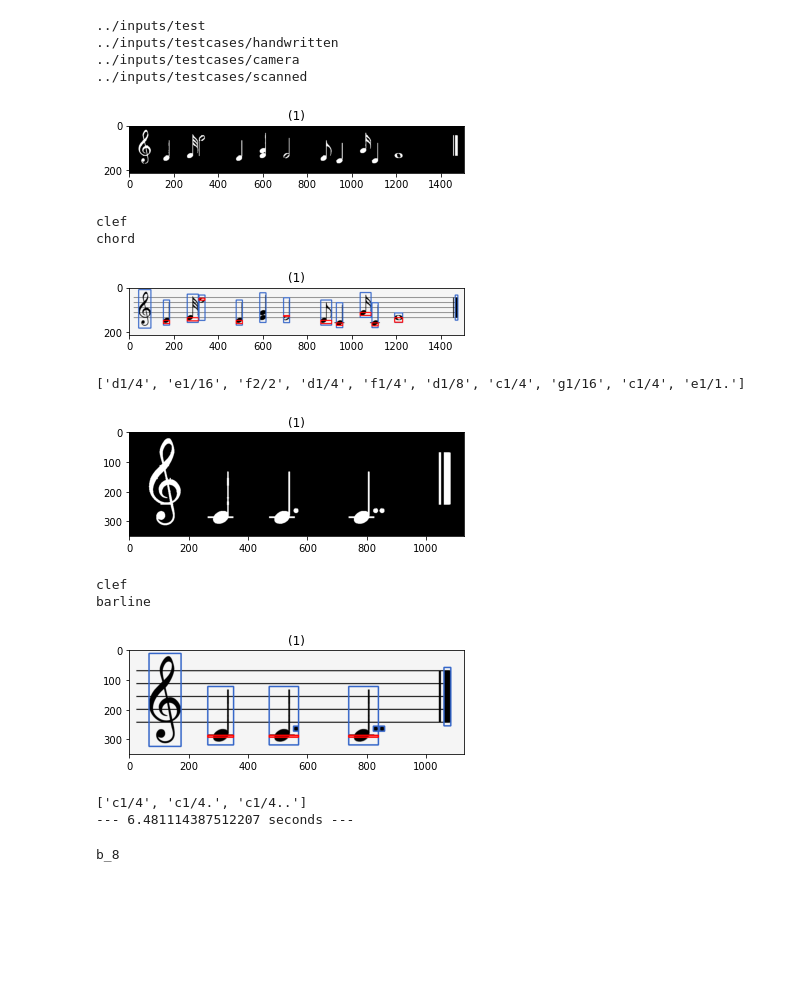
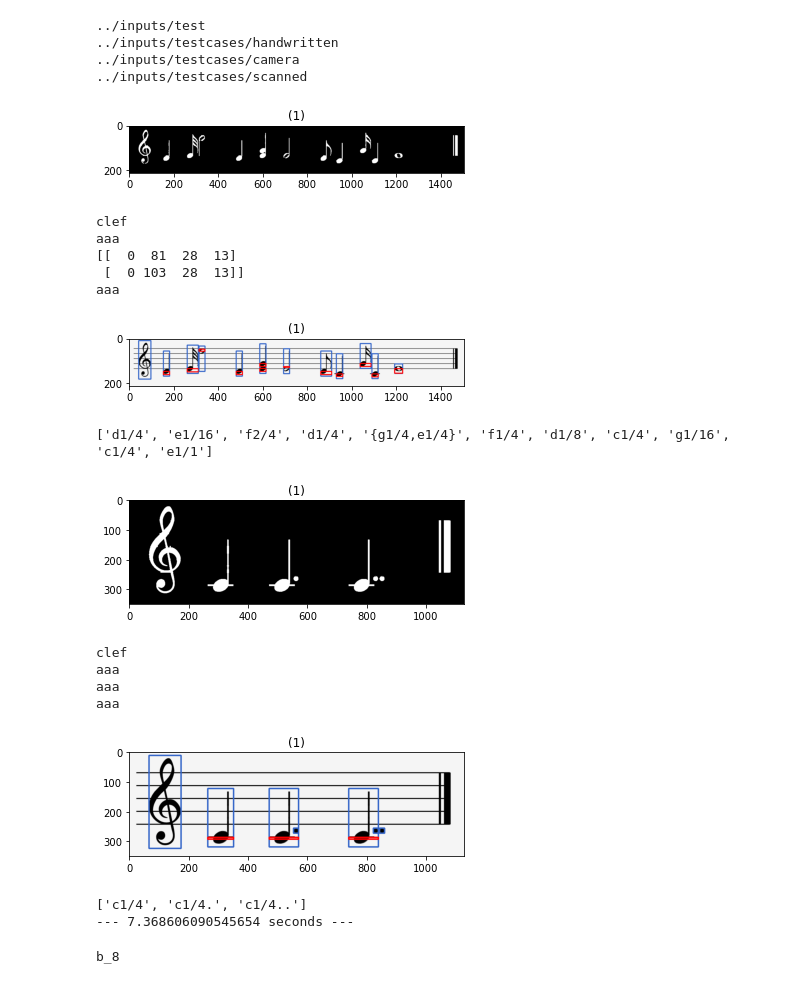
Before and after one commit to aaarafat/Mushido, a Jupyter notebook: notebooks/isolation2.ipynb, the cells around one changed output. Drawn from its saved outputs; the diff is of its cells as text; code cells hidden in the pictures; blank space fills up the shorter version.

Commit message:
done chords

```diff
--- a/notebooks/isolation2.ipynb
+++ b/notebooks/isolation2.ipynb
@@ -504,9 +537,14 @@ for i , img in enumerate(images) :
         features = extract_hog_features(croped)
         note_type = str(classes[np.argmax( nn.predict_proba([features]))])
 
+        # fix wrong dots
+        if note_type == "dot" and box not in dots:
+            note_type = 'a_1'
+
         if (len(note_type) >= 3 and note_type[1] == '_'):
             f = note_type.split('_')[1]
             if f == '2' and notHalf(croped, d2):
+                print('aaa')
                 f = '4'
 
             heads = None
@@ -523,40 +561,68 @@ for i , img in enumerate(images) :
                 yh = yh + (hh // 2) + y
                 xh = xh + x
                 #print(yh)
                 idx = np.abs(lines - yh).argmin()
                 char = line_to_char[idx]
                 char = char[:1] + accidentals + char[1:]
                 accidentals = ""
                 notes.append(char + '/' + f)
                 cv2.rectangle(cimg, (xh,yh), (xh+wh,yh+hh), (255,0,0),3)
         elif note_type == "sharp":
             accidentals = "#"
         elif note_type == "flat":
             accidentals = "&"
         elif note_type == "double_sharp":
             accidentals = "##"
         elif note_type == "double_flat":
             accidentals = "&&"
         elif note_type == "dot" and len(notes):
-             notes[-1] += '.'
+            notes[-1] += '.'
+        elif note_type == "chord":
+            heads = getChordHeads(croped, d2)
+            print(heads)
+
+            if heads is None:
+                continue
+            note = "{"
+            for head in heads:
+                if note[-1] != "{":
+                    note += ","
+
+                xh,yh,wh,hh = head
+                yh = yh + (hh // 2) + y
+                xh = xh + x
+                #print(yh)
+                idx = np.abs(lines - yh).argmin()
+                char = line_to_char[idx]
+                char = char[:1] + accidentals + char[1:]
+                accidentals = ""
+                note += (char + '/' + '4')
+                cv2.rectangle(cimg, (xh,yh), (xh+wh,yh+hh), (255,0,0),3)
+            note += "}"
+            notes.append(note)
         else:
             print(note_type)
 
     show_images([cimg])
     print(notes)
 print("--- %s seconds ---" % (time.time() - start_time))
 # %% [output]
 [figure]
 clef
-chord
+aaa
+[[  0  81  28  13]
+ [  0 103  28  13]]
+aaa
 [figure]
-['d1/4', 'e1/16', 'f2/2', 'd1/4', 'f1/4', 'd1/8', 'c1/4', 'g1/16', 'c1/4', 'e1/1.']
+['d1/4', 'e1/16', 'f2/4', 'd1/4', '{g1/4,e1/4}', 'f1/4', 'd1/8', 'c1/4', 'g1/16', 'c1/4', 'e1/1']
 [figure]
 clef
-barline
+aaa
+aaa
+aaa
-[figure, old version]
+[figure, new version]
 ['c1/4', 'c1/4.', 'c1/4..']
---- 6.481114387512207 seconds ---
+--- 7.368606090545654 seconds ---
 # %%
 img = cv2.imread(os.path.join(outpath,"isolated08.PNG"))
 img = cv2.cvtColor(img, cv2.COLOR_BGR2GRAY)
```
Also changed, not shown: parts of 1 cell of this notebook.
